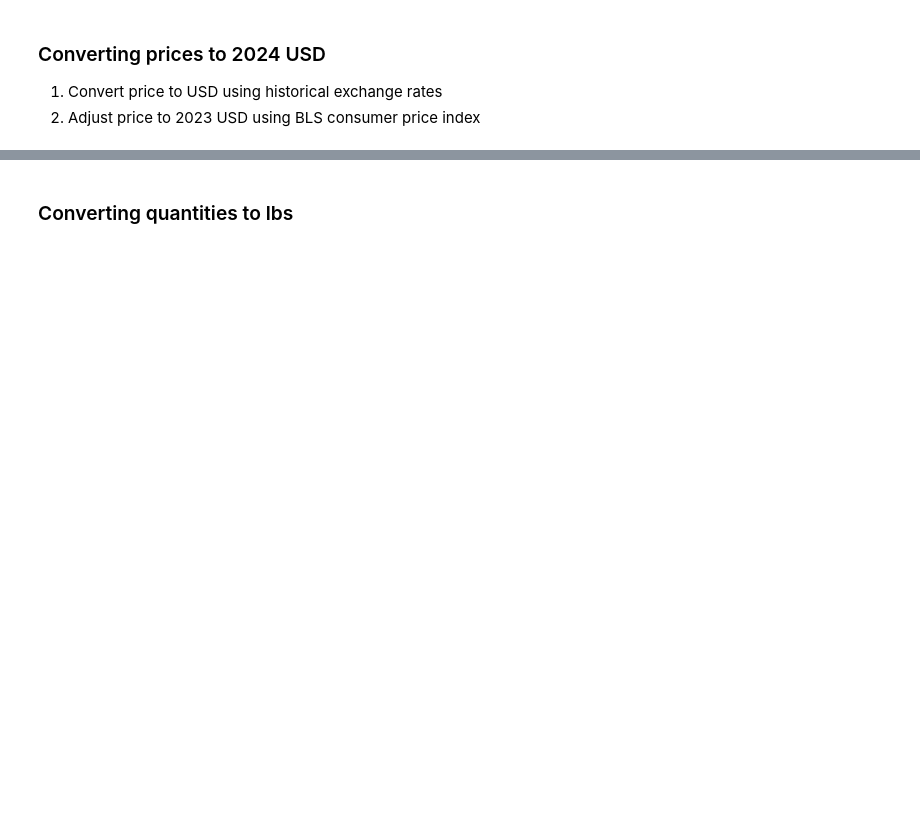
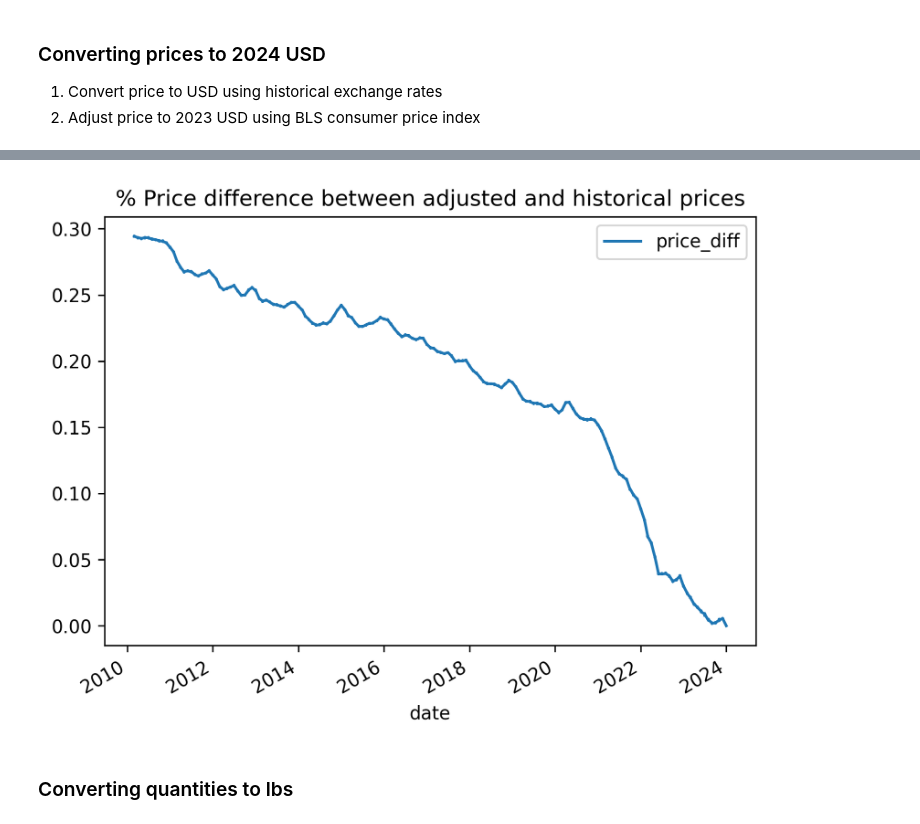
Before and after one commit to tynardone/coffee-reviews-analysis, a Jupyter notebook: notebooks/exploratory/01_data_cleaning.ipynb, the cells around one changed output, grey strips where cells are left out. Drawn from its saved outputs; the diff is of its cells as text; code cells hidden in the pictures; blank space fills up the shorter version.

```diff
--- a/notebooks/exploratory/01_data_cleaning.ipynb
+++ b/notebooks/exploratory/01_data_cleaning.ipynb
@@ -291,7 +288,7 @@ df.loc[:, ["est_price", "price_currency"]].groupby('price_currency').sample(3, r
 1. Convert price to USD using historical exchange rates
 2. Adjust price to 2023 USD using BLS consumer price index
 # %%
-def convert_currency_to_usd(row):
+def convert_row(row):
     date = row['review_date'].strftime('%Y-%m-%d')
     currency = row['price_currency']
     price = row['price_value']
@@ -300,10 +297,21 @@ def convert_currency_to_usd(row):
     else:
         return np.round(price / exchange_rates[date][currency], 2)
 
+def convert_to_usd(df: pd.DataFrame) -> pd.DataFrame:
+    df['price_value_usd_hist'] = df.apply(convert_row, axis=1)
+    return df
+
 with open(data_dir / 'external' / 'openex_exchange_rates.json') as f:
     exchange_rates = json.load(f)
 
-coffee_df["price_value_usd_hist"] = coffee_df.apply(convert_currency_to_usd, axis=1)
+df = df_raw.pipe(tweak_coffee).pipe(price_quantity_split).pipe(clean_currency).pipe(convert_to_usd)
 
-coffee_df.loc[:, ["price_currency", "price_value", "price_value_usd_hist"]].groupby("price_currency").sample(3, replace=True)
+(
+    df
+    .loc[:, ['price_value',
+             'price_currency', 'price_value_usd_hist']
+         ]
+    .groupby('price_currency')
+    .sample(3, replace= True)
+)
 # %% [output]
@@ -311,15 +335,34 @@ KeyError: 'price_currency'
 # %%
 
-def clean_transform_cpi(df: pd.DataFrame) -> pd.DataFrame:
-    """
-    Transforms a CPI DataFrame by melting and converting month strings to datetime objects.
+def load_transform_cpi(file_path: Path) -> pd.DataFrame:
+    """Loads and transforms the CPI data.
+
+    Args:
+        file_path (Path): Path to the CPI data file.
+
+    Raises:
+        FileNotFoundError: If the file is not found in the specified directory.
+
+    Returns:
+        pd.DataFrame: Cleaned and transformed CPI data.
     """
     MONTH_MAP = {
     'Jan': 1, 'Feb': 2, 'Mar': 3, 'Apr': 4, 'May': 5, 'Jun': 6,
     'Jul': 7, 'Aug': 8, 'Sep': 9, 'Oct': 10, 'Nov': 11, 'Dec': 12
     }
 
-    return (df
+    try:
+        cpi = pd.read_csv(file_path, usecols=['Year',
+                                              'Jan', 'Feb', 'Mar',
+                                              'Apr', 'May', 'Jun',
+                                              'Jul', 'Aug', 'Sep',
+                                              'Oct', 'Nov', 'Dec'
+                                              ]
+                          )
+    except FileNotFoundError:
+        raise FileNotFoundError("CPI file is not found in the specified directory.")
+
+    return (cpi
             .melt(id_vars='Year', var_name='Month', value_name='cpi')
             .assign(Month=lambda x: x['Month'].map(MONTH_MAP),
                     date=lambda x: pd.to_datetime(x[['Year', 'Month']].assign(day=1)))
@@ -330,32 +373,34 @@ def clean_transform_cpi(df: pd.DataFrame) -> pd.DataFrame:
             .reset_index(drop=True)
            )
 
-def create_cpi_adjusted_price(df: pd.DataFrame, file_path: Path) -> pd.DataFrame:
+def create_cpi_adjusted_price(df: pd.DataFrame, file_path: Path, date: str='2024-01-01') -> pd.DataFrame:
     """
     Adjusts historical price data to 2024 prices using CPI data.
     """
-    try:
-        cpi = pd.read_csv(data_dir / 'external' / 'consumer_price_index.csv', usecols=['Year', 'Jan', 'Feb', 'Mar',
-                                                                                       'Apr', 'May', 'Jun',
-                                                                                       'Jul', 'Aug', 'Sep',
-                                                                                       'Oct', 'Nov', 'Dec'])
-    except FileNotFoundError:
-        raise FileNotFoundError("CPI file is not found in the specified directory.")
-
-    cpi = clean_transform_cpi(cpi)
-    cpi_jan_2024 = cpi.loc[cpi['date'] == '2024-01-01', 'consumer_price_index'].values[0]
+    cpi = load_transform_cpi(file_path)
+    cpi_baseline = cpi.loc[cpi['date'] == date, 'consumer_price_index'].values[0]
 
     return (df
             .merge(cpi, left_on="review_date", right_on="date")
             .drop(columns='date')
-            .assign(price_usd_2024=lambda df_: np.round(
-                df_['price_value_usd_hist'] * cpi_jan_2024 / df_['consumer_price_index'], 2)
+            .assign(price_usd_adj=lambda df_: np.round(
+                df_['price_value_usd_hist'] * cpi_baseline / df_['consumer_price_index'], 2)
                     )
             )
 
 data_dir = Path('../../data')
-file_path = data_dir / 'external' / 'consumer_price_index.csv'
-coffee_df = create_cpi_adjusted_price(coffee_df, file_path)
+cpi_path = data_dir / 'external' / 'consumer_price_index.csv'
 
-coffee_df.sample(3)
+df = (df_raw.pipe(tweak_coffee)
+      .pipe(price_quantity_split)
+      .pipe(clean_currency)
+      .pipe(convert_to_usd)
+      .pipe(create_cpi_adjusted_price, file_path=cpi_path)
+)
+df.sample(3)
+
+diff = pd.DataFrame()
+diff['price_diff'] = (df['price_usd_adj'] - df['price_value_usd_hist'])/df['price_usd_adj']
+diff['date'] = df['review_date']
+diff.plot(x='date', y='price_diff', title='% Price difference between adjusted and historical prices')
 # %% [output]
@@ -363,3 +408,4 @@ KeyError: 'price_value_usd_hist'
+[figure, added]
 # %% [markdown]
 ### Converting quantities to lbs
 # %%
```
Also changed, not shown: parts of 6 cells of this notebook.
